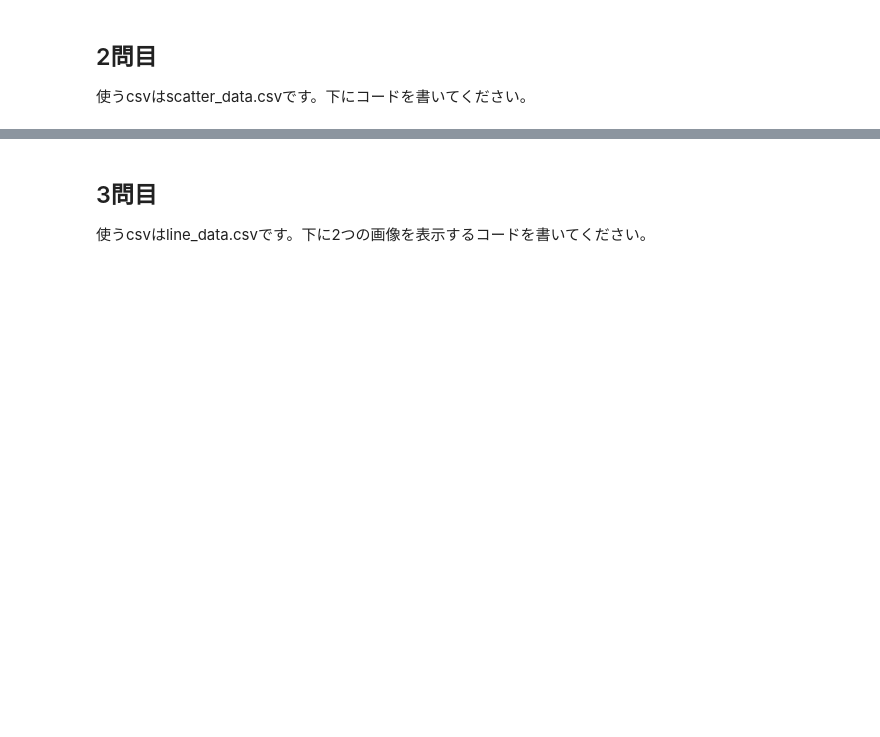
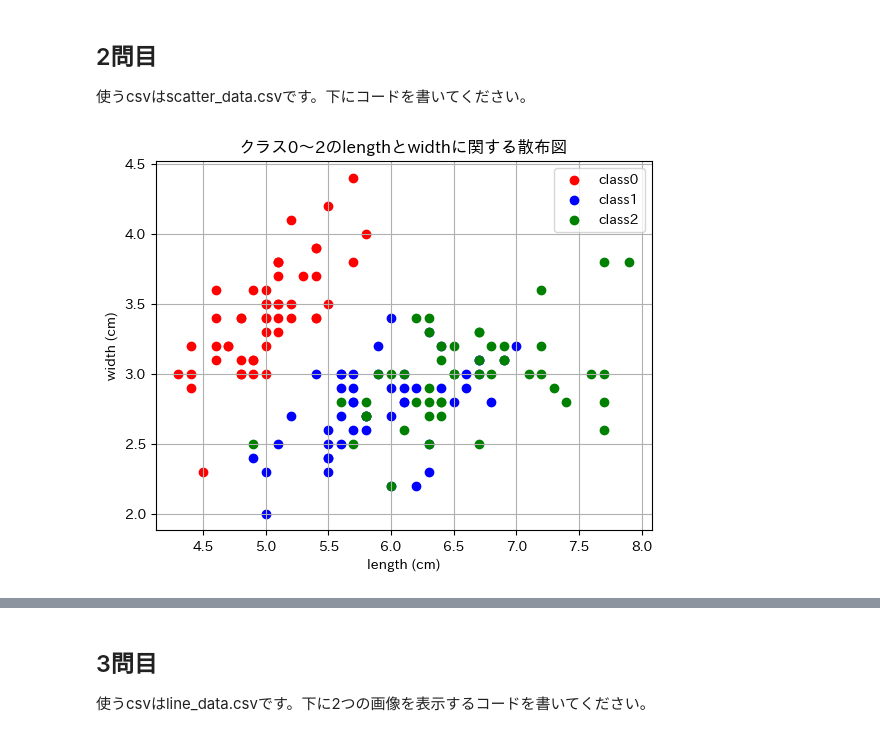
Before and after one commit to KusabaHaruna/BasicPython, a Jupyter notebook: matplotlib_exercise.ipynb, the cells around one changed output, grey strips where cells are left out. Saved outputs shown, nothing was run; the diff lists cells and outputs as text; code cells hidden in the pictures; blank space fills up the shorter version.

```diff
--- a/matplotlib_exercise.ipynb
+++ b/matplotlib_exercise.ipynb
@@ -19,5 +28,28 @@ ModuleNotFoundError: No module named 'distutils'
 # %% [markdown]
 ## 2問目
 使うcsvはscatter_data.csvです。下にコードを書いてください。
+# %%
+df_scatter = pd.read_csv("data/scatter_data.csv")
+df_class0 = df_scatter[df_scatter["class"] == 0]
+df_class1 = df_scatter[df_scatter["class"] == 1]
+df_class2 = df_scatter[df_scatter["class"] == 2]
+
+label = df_scatter.columns
+
+plt.scatter(df_class0["length (cm)"], df_class0["width (cm)"], color = "red", label = "class0")
+plt.scatter(df_class1["length (cm)"], df_class1["width (cm)"], color = "blue", label = "class1")
+plt.scatter(df_class2["length (cm)"], df_class2["width (cm)"], color = "green", label = "class2")
+
+
+plt.title("クラス0〜2のlengthとwidthに関する散布図")
+
+plt.xlabel(label[0])
+plt.ylabel(label[1])
+plt.grid()
+plt.legend()
+
+plt.show()
+# %% [output]
+[figure, added]
 # %% [markdown]
 ![問2](./imgs/matplotlib/plot_2.png)
```
Also changed, not shown: parts of 5 cells of this notebook.
